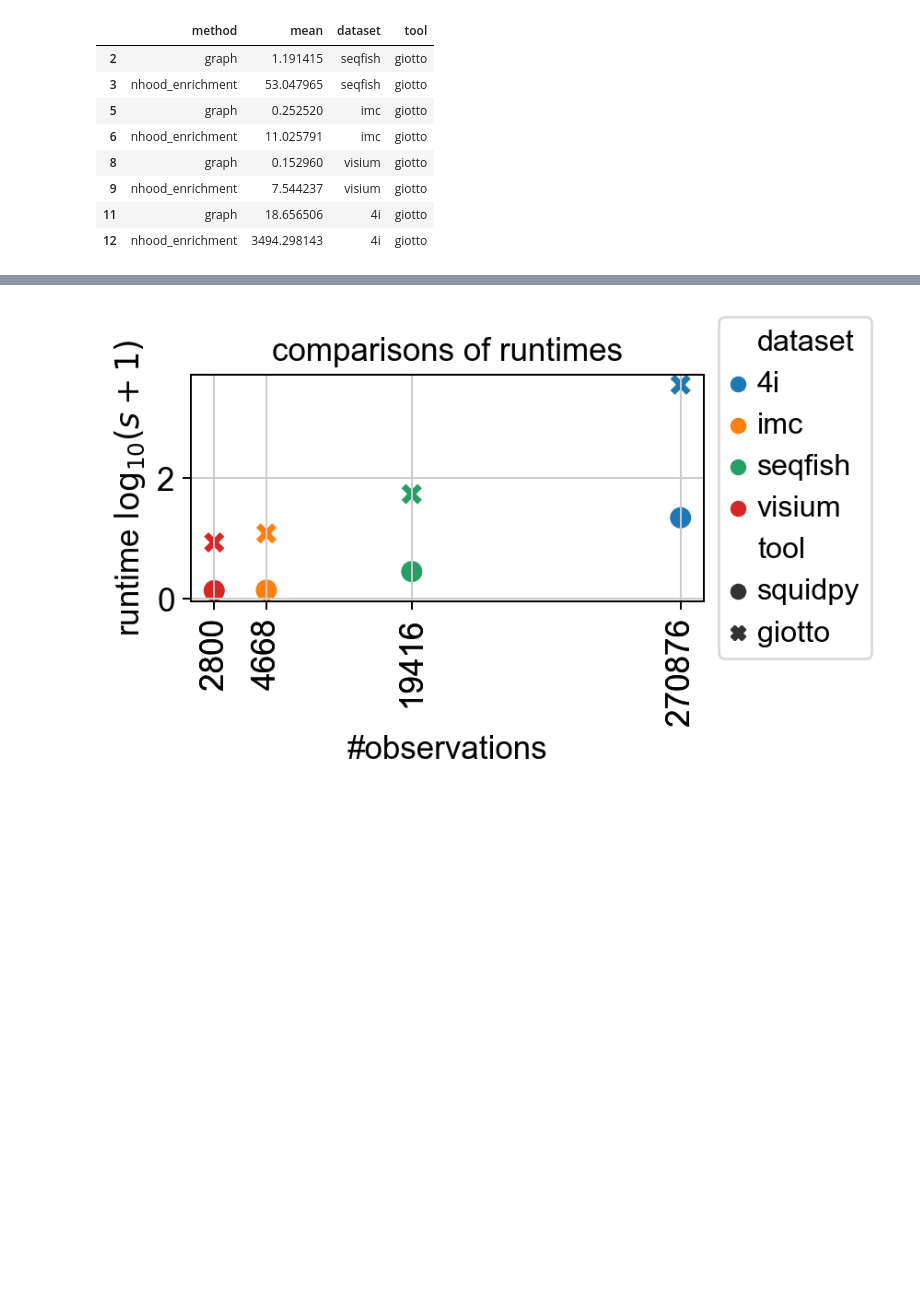
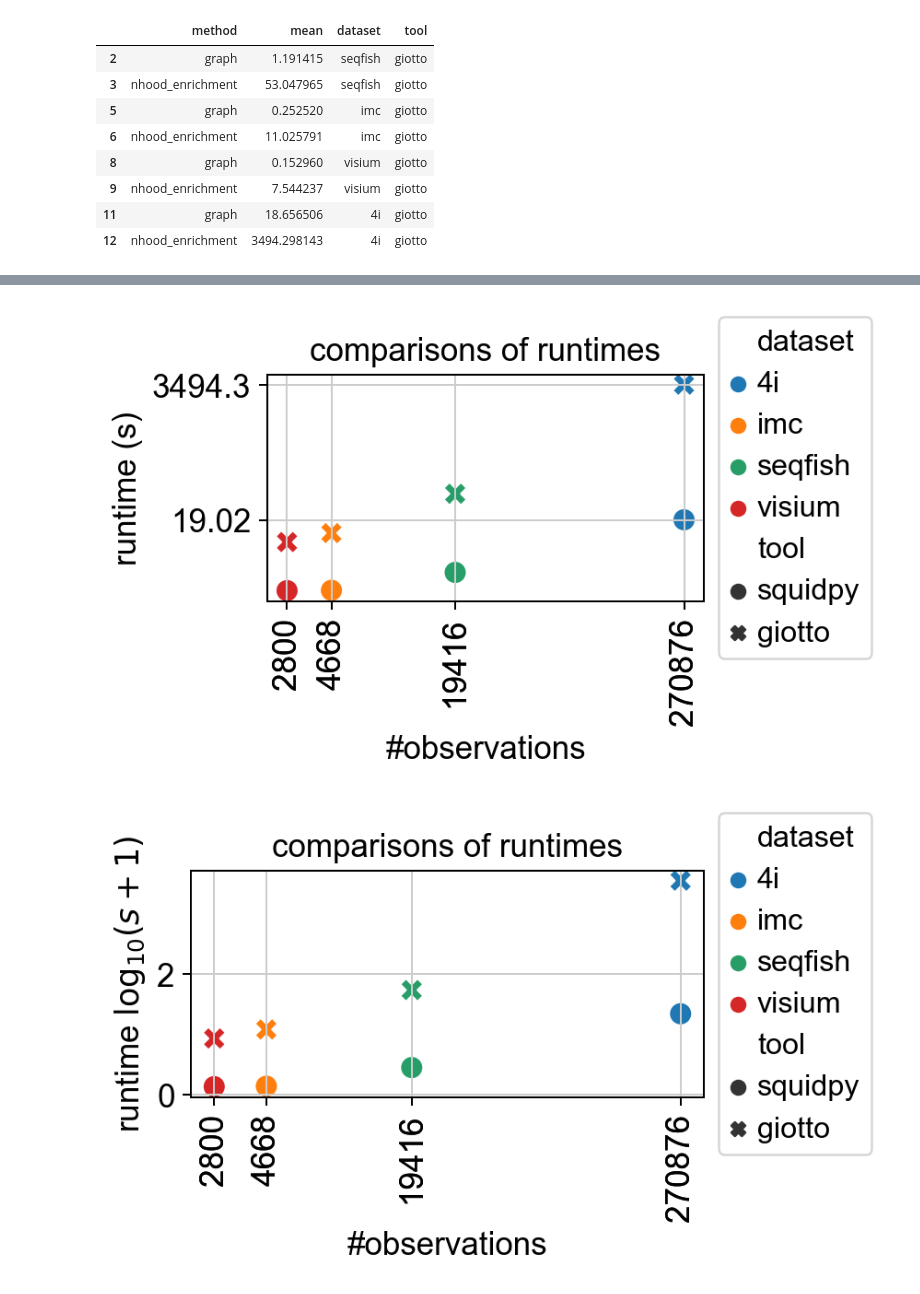
Before and after one commit to theislab/squidpy_reproducibility, a Jupyter notebook: notebooks/supp_figures/benchmark_graph.ipynb, the cells around one changed output, grey strips where cells are left out. Drawn from its saved outputs; the diff is of its cells as text; code cells hidden in the pictures; blank space fills up the shorter version.

```diff
--- a/notebooks/supp_figures/benchmark_graph.ipynb
+++ b/notebooks/supp_figures/benchmark_graph.ipynb
@@ -151,3 +167,20 @@ _ = ax.set_title("comparisons of runtimes")
+# %%
+fig, ax = plt.subplots(tight_layout=True, dpi=180, figsize=(5, 3))
+data = final_df[final_df.method == "nhood_enrichment"]
+sns.scatterplot(
+    data=data, x="log_n_obs", y="log_mean", hue="dataset", style="tool", s=100, ax=ax
+)
+plt.xticks(data.log_n_obs.values, data.n_obs.values, rotation=90)
+plt.yticks(
+    np.round(data.log_mean.values[[0, 1]], 2),
+    np.round(data["mean"].values[[0, 1]], 2),
+)
+ax.set_ylabel("runtime (s)")
+ax.set_xlabel("#observations")
+ax.legend(loc="center left", bbox_to_anchor=(1, 0.5))
+_ = ax.set_title("comparisons of runtimes")
+# %% [output]
+[figure, added]
 # %%
 fig, ax = plt.subplots(tight_layout=True, dpi=180, figsize=(5, 3))
 data = final_df[final_df.method == "nhood_enrichment"]
```
Also changed, not shown: parts of 4 cells of this notebook, 2 other files.
